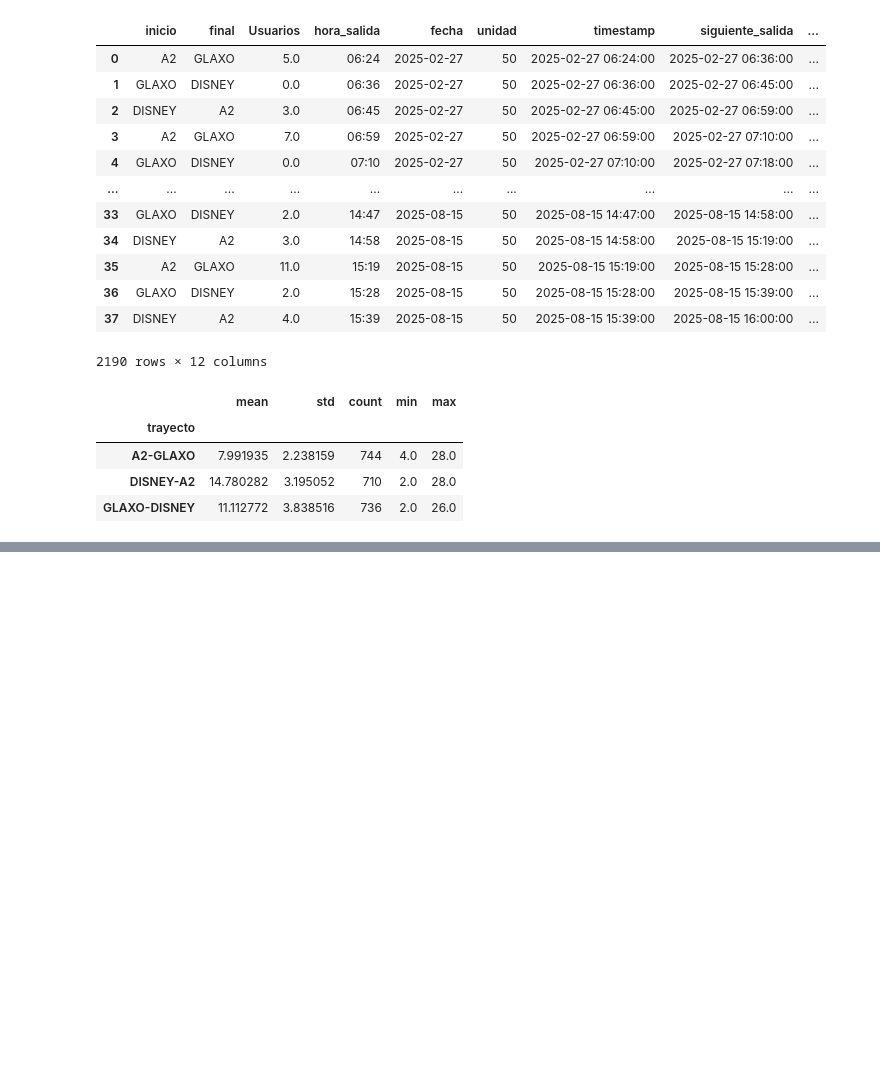
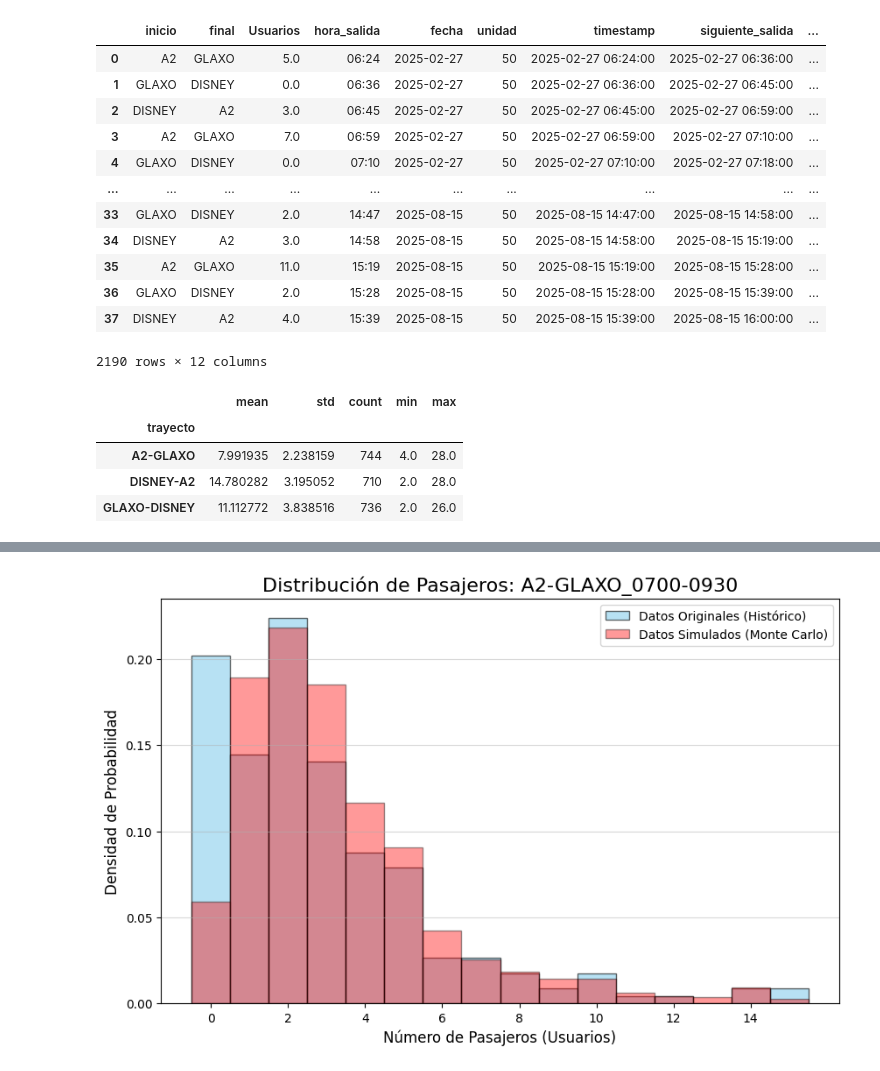
Before and after one commit to Polito9/DiscreteSimulation-TransporTec, a Jupyter notebook: main.ipynb, the cells around one changed output, grey strips where cells are left out. Saved outputs shown, nothing was run; the diff lists cells and outputs as text; code cells hidden in the pictures; blank space fills up the shorter version.

```diff
--- a/main.ipynb
+++ b/main.ipynb
@@ -139,0 +345,65 @@ IndexError: list index out of range
+# %%
+
+
+# 1. Cargar los datos
+df_simulacion = pd.read_csv('simulation_results.csv')
+df_original = pd.read_csv('data_clean.csv')
+
+# 2. Seleccionar un segmento clave
+segmento_clave = 'A2-GLAXO_0700-0930'
+
+# 3. Filtrar datos
+pax_simulado = df_simulacion[df_simulacion['trayecto'] == segmento_clave]['usuarios_simulado']
+pax_original = df_original[df_original['trayecto'] == 'A2-GLAXO']
+pax_original['hora_salida'] = pd.to_datetime(pax_original['hora_salida'], format='%H:%M').dt.time
+
+# Convertir las horas de inicio y fin del segmento a objetos time
+from datetime import time
+time_start = time.fromisoformat('07:00')
+time_end = time.fromisoformat('09:30')
+
+pax_original_segmento = pax_original.loc[
+    (pax_original['hora_salida'] >= time_start) &
+    (pax_original['hora_salida'] < time_end)
+]['Usuarios'].dropna()
+
+
+# 4. Configurar el histograma
+plt.figure(figsize=(10, 6))
+
+# Calcular el número máximo de pasajeros para establecer los bins
+max_pax = int(max(pax_simulado.max(), pax_original_segmento.max()))
+bins = np.arange(-0.5, max_pax + 1.5, 1)
+
+# Histograma de datos originales
+plt.hist(
+    pax_original_segmento,
+    bins=bins,
+    density=True,
+    alpha=0.6,
+    label='Datos Originales (Histórico)',
+    color='skyblue',
+    edgecolor='black'
+)
+
+# Histograma de datos simulados
+plt.hist(
+    pax_simulado,
+    bins=bins,
+    density=True,
+    alpha=0.4,
+    label='Datos Simulados (Monte Carlo)',
+    color='red',
+    edgecolor='black'
+)
+
+plt.title(f'Distribución de Pasajeros: {segmento_clave}', fontsize=16)
+plt.xlabel('Número de Pasajeros (Usuarios)', fontsize=12)
+plt.ylabel('Densidad de Probabilidad', fontsize=12)
+plt.xticks(np.arange(0, max_pax + 1, 2))
+plt.legend()
+plt.grid(axis='y', alpha=0.5)
+
+plt.show()
+# %% [output]
+[figure, added]
```
Also changed, not shown: parts of 4 cells of this notebook.
